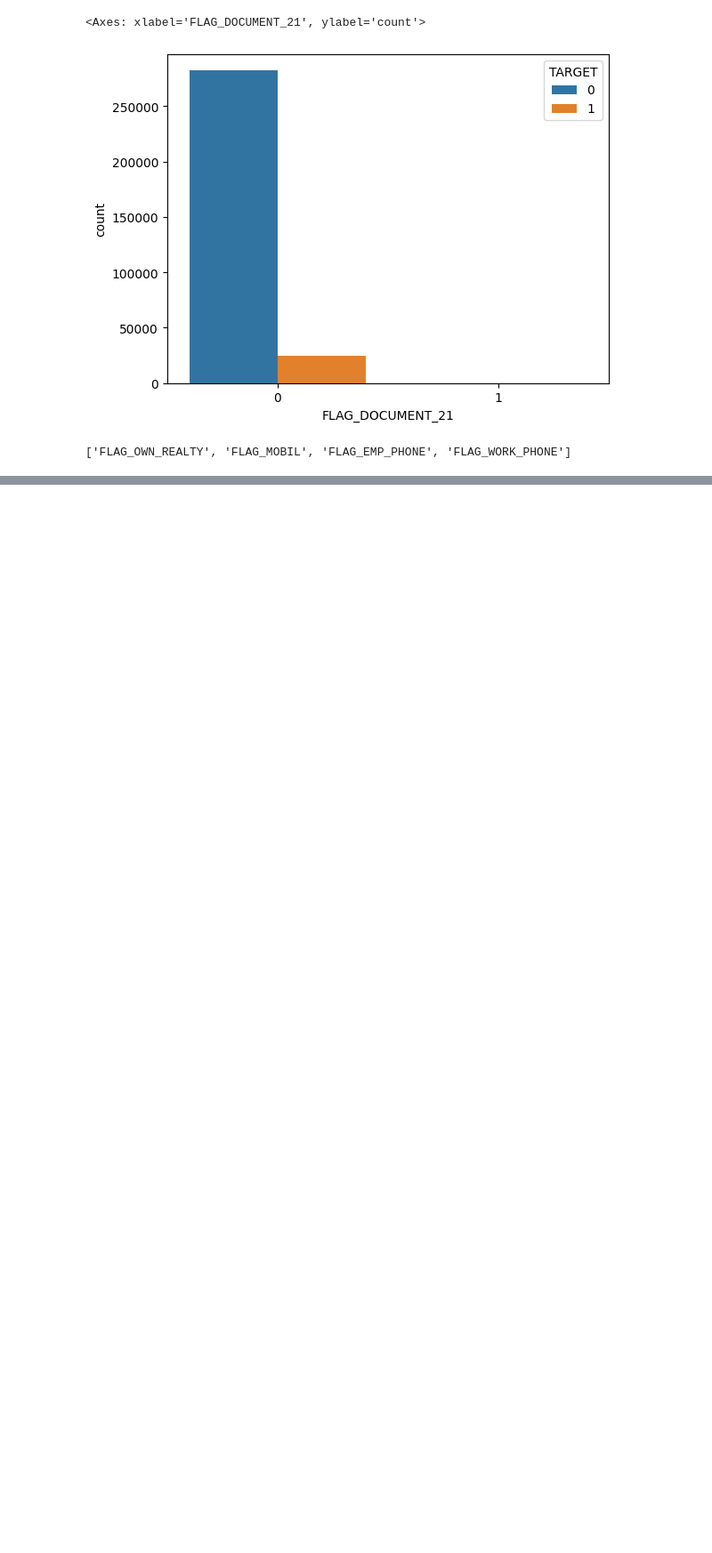
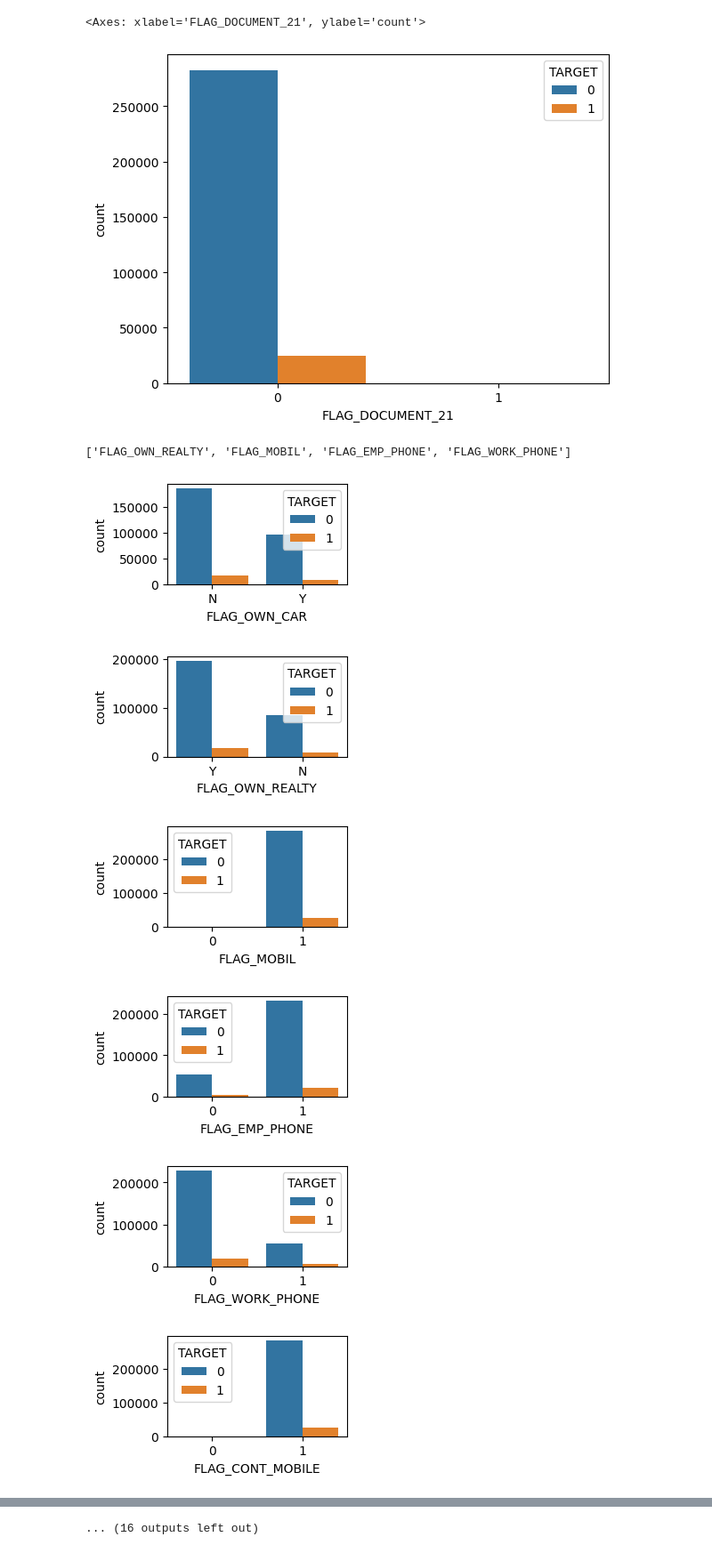
Before and after one commit to jin-raii/netflix-clone, a Jupyter notebook: notebook349a4453cc.ipynb, the cells around one changed output, grey strips where cells are left out. Shown at 89% size. Saved outputs shown, nothing was run; the diff lists cells and outputs as text; code cells hidden in the pictures; blank space fills up the shorter version.

```diff
--- a/notebook349a4453cc.ipynb
+++ b/notebook349a4453cc.ipynb
@@ -228,3 +228,15 @@ sns.countplot(data=missing_col, x='FLAG_DOCUMENT_21', hue='TARGET')
 flag_col[1:5]
 # %% [output]
 ['FLAG_OWN_REALTY', 'FLAG_MOBIL', 'FLAG_EMP_PHONE', 'FLAG_WORK_PHONE']
+# %%
+for i, col in enumerate(flag_col):
+    plt.figure(figsize=(12,12))
+    plt.subplot(7, 4, i + 1)
+    sns.countplot(data=missing_col, x=col, hue='TARGET')
+# %% [output]
+[figure, added]
+[figure, added]
+[figure, added]
+[figure, added]
+[figure, added]
+[figure, added]
@@ -230,0 +249 @@ flag_col[1:5]
+... (16 outputs left out)
```
Also changed, not shown: parts of 1 cell of this notebook.
